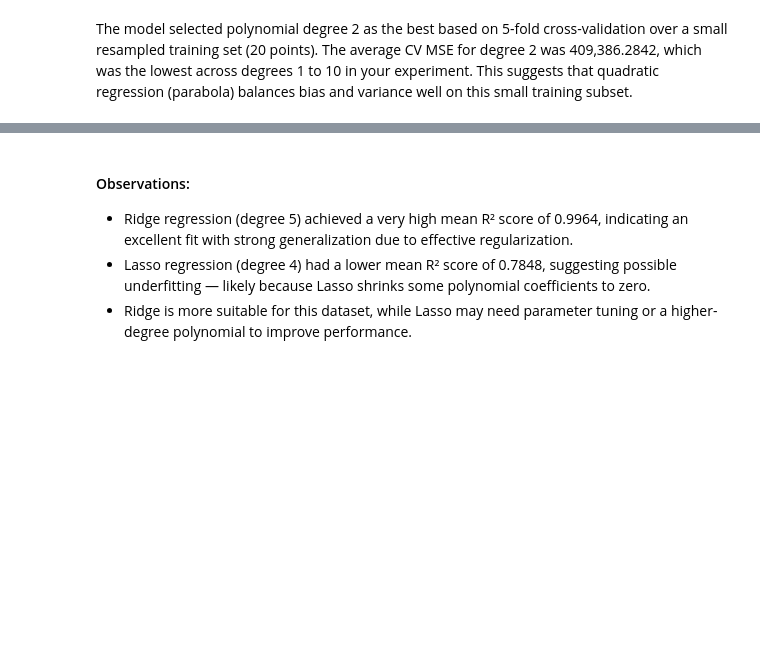
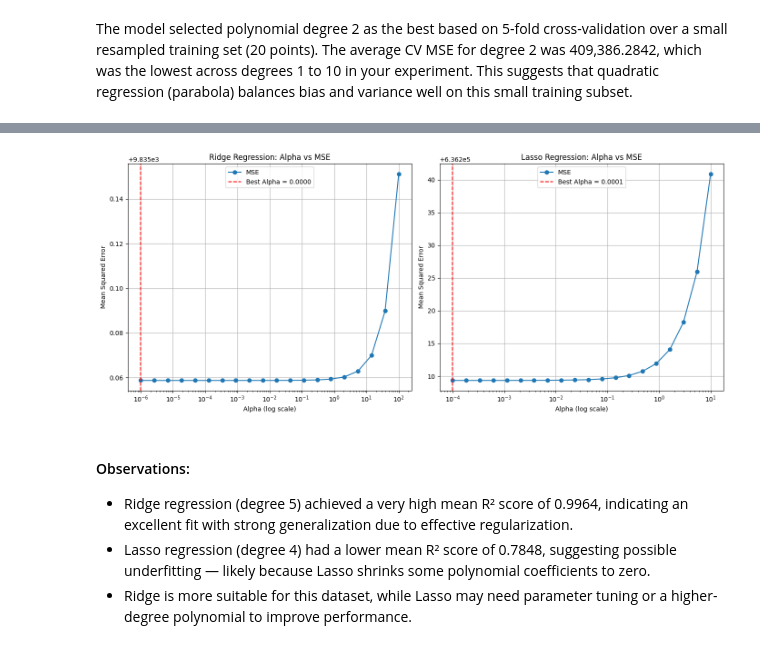
Before and after one commit to SharansCodeSpace/ML-Lab, a Jupyter notebook: Assignment08/23520011 Assignment08.ipynb, the cells around one changed output, grey strips where cells are left out. Cells and saved outputs as stored; diff of their text form; code cells hidden in the pictures; blank space fills up the shorter version.

```diff
--- a/Assignment08/23520011 Assignment08.ipynb
+++ b/Assignment08/23520011 Assignment08.ipynb
@@ -254,0 +239,73 @@ Lasso CV r2 (mean): 0.7848211287768099
+# %%
+import numpy as np
+import matplotlib.pyplot as plt
+from sklearn.linear_model import Ridge, Lasso
+from sklearn.pipeline import make_pipeline
+from sklearn.preprocessing import PolynomialFeatures
+from sklearn.model_selection import GridSearchCV, cross_val_score
+from sklearn.metrics import make_scorer, mean_squared_error, r2_score
+
+# Define Scorers
+mse_scorer = make_scorer(mean_squared_error, greater_is_better=False)
+
+# Ridge Regression
+ridge_pipeline = make_pipeline(PolynomialFeatures(degree=5), Ridge())
+ridge_alphas = np.logspace(-6, 2, 20)
+ridge_params = {'ridge__alpha': ridge_alphas}
+
+ridge_grid = GridSearchCV(ridge_pipeline, ridge_params, cv=10, scoring=mse_scorer, return_train_score=True)
+ridge_grid.fit(X_train.values.reshape(-1, 1), y_train)
+
+best_ridge = ridge_grid.best_estimator_
+ridge_best_alpha = ridge_grid.best_params_['ridge__alpha']
+ridge_best_mse = -ridge_grid.best_score_
+ridge_best_r2 = cross_val_score(best_ridge, X_train.values.reshape(-1, 1), y_train, scoring='r2', cv=10).mean()
+
+print(f"Ridge Best Alpha: {ridge_best_alpha}")
+print(f"Ridge Best Cross-Val MSE: {ridge_best_mse:.4f}")
+print(f"Ridge Best Cross-Val R2: {ridge_best_r2:.4f}")
+
+
+# Lasso Regression
+lasso_pipeline = make_pipeline(PolynomialFeatures(degree=4), Lasso(max_iter=10000))
+lasso_alphas = np.logspace(-4, 1, 20)
+lasso_params = {'lasso__alpha': lasso_alphas}
+
+lasso_grid = GridSearchCV(lasso_pipeline, lasso_params, cv=10, scoring=mse_scorer, return_train_score=True)
+lasso_grid.fit(X_train.values.reshape(-1, 1), y_train)
+
+best_lasso = lasso_grid.best_estimator_
+lasso_best_alpha = lasso_grid.best_params_['lasso__alpha']
+lasso_best_mse = -lasso_grid.best_score_
+lasso_best_r2 = cross_val_score(best_lasso, X_train.values.reshape(-1, 1), y_train, scoring='r2', cv=10).mean()
+
+print(f"\nLasso Best Alpha: {lasso_best_alpha}")
+print(f"Lasso Best Cross-Val MSE: {lasso_best_mse:.4f}")
+print(f"Lasso Best Cross-Val R2: {lasso_best_r2:.4f}")
+
+# ----- Plotting -----
+plt.figure(figsize=(14, 6))
+
+# Ridge Plot
+plt.subplot(1, 2, 1)
+plt.semilogx(ridge_alphas, -ridge_grid.cv_results_['mean_test_score'], marker='o', label='MSE')
+plt.title('Ridge Regression: Alpha vs MSE')
+plt.xlabel('Alpha (log scale)')
+plt.ylabel('Mean Squared Error')
+plt.axvline(ridge_best_alpha, color='r', linestyle='--', label=f'Best Alpha = {ridge_best_alpha:.4f}')
+plt.legend()
+plt.grid(True)
+
+# Lasso Plot
+plt.subplot(1, 2, 2)
+plt.semilogx(lasso_alphas, -lasso_grid.cv_results_['mean_test_score'], marker='o', label='MSE')
+plt.title('Lasso Regression: Alpha vs MSE')
+plt.xlabel('Alpha (log scale)')
+plt.ylabel('Mean Squared Error')
+plt.axvline(lasso_best_alpha, color='r', linestyle='--', label=f'Best Alpha = {lasso_best_alpha:.4f}')
+plt.legend()
+plt.grid(True)
+
+plt.tight_layout()
+plt.show()
+# %% [output]
@@ -255,3 +319,4 @@ Lasso CV r2 (mean): 0.7848211287768099
+[figure, added]
 # %% [markdown]
 #### Observations:
 - Ridge regression (degree 5) achieved a very high mean R² score of 0.9964, indicating an excellent fit with strong generalization due to effective regularization.
```
Also changed, not shown: parts of 4 cells of this notebook, 3 other files.
